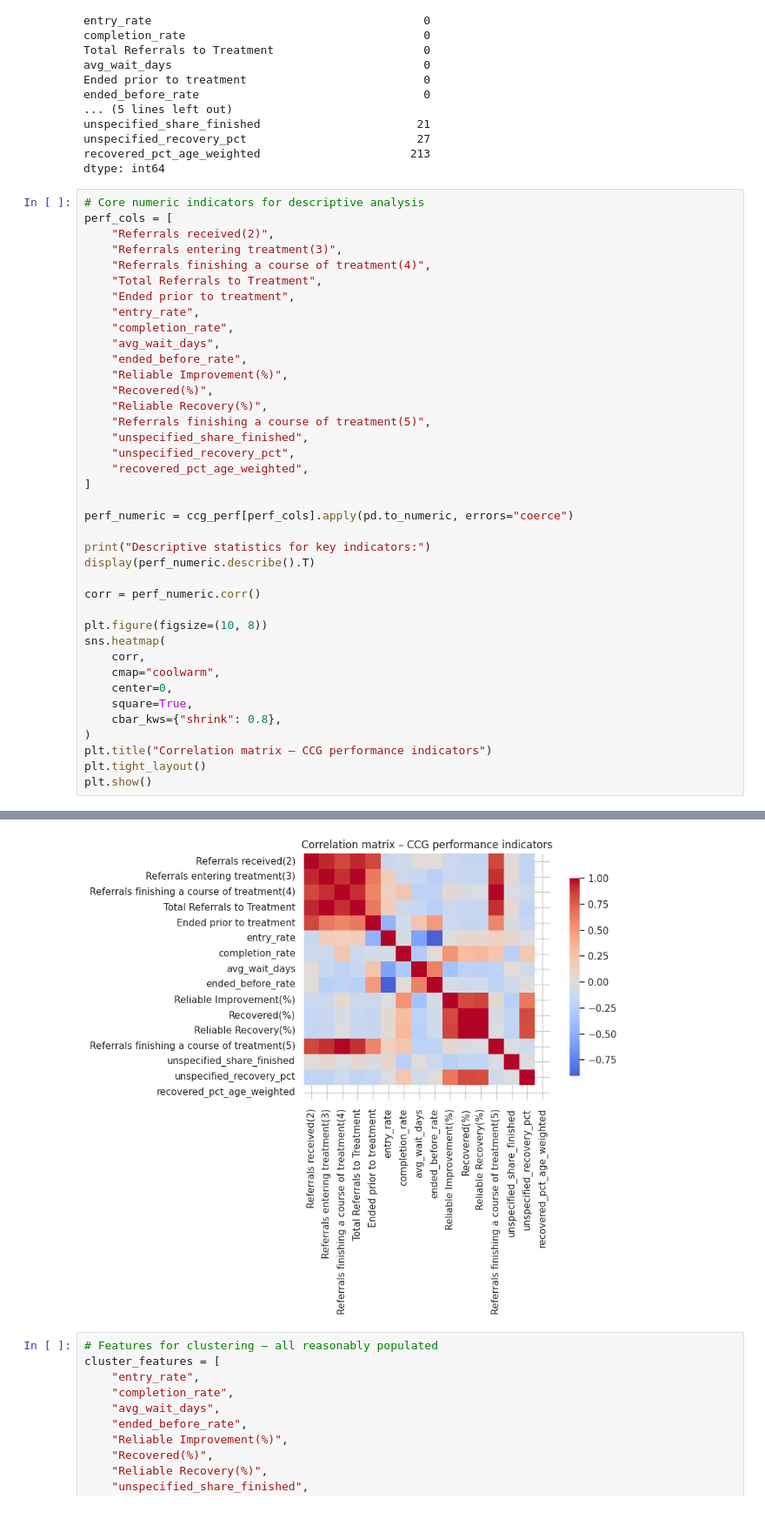
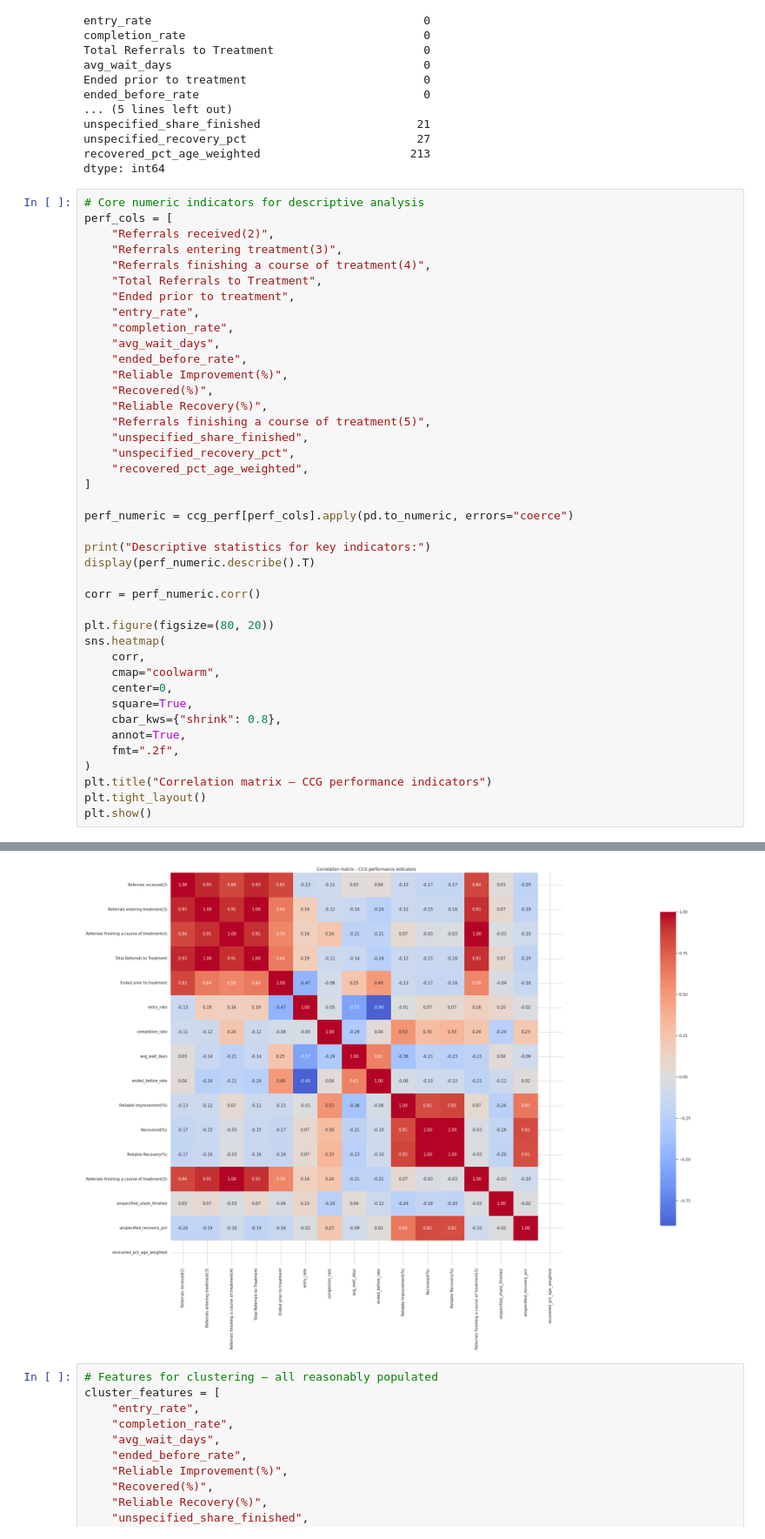
Before and after one commit to DarthJkid/IAPT-Data-Mining-Mini-Project, a Jupyter notebook: CCG_Performance_Analysis.ipynb, the cells around one changed output, grey strips where cells are left out. Shown: that part at 87% size. Cells and saved outputs as stored; diff of their text form.

```diff
--- a/CCG_Performance_Analysis.ipynb
+++ b/CCG_Performance_Analysis.ipynb
@@ -476,37 +476,39 @@ display(perf_numeric.describe().T)
 
 corr = perf_numeric.corr()
 
-plt.figure(figsize=(10, 8))
+plt.figure(figsize=(80, 20))
 sns.heatmap(
     corr,
     cmap="coolwarm",
     center=0,
     square=True,
     cbar_kws={"shrink": 0.8},
+    annot=True,
+    fmt=".2f",
 )
 plt.title("Correlation matrix – CCG performance indicators")
 plt.tight_layout()
 plt.show()
 # %% [output]
 Descriptive statistics for key indicators:
 |  | count | mean | std | min | 25% | 50% | 75% | max |
 | Referrals received(2) | 214.0 | 5921.285047 | 3451.410354 | 165.000000 | 3578.750000 | 5137.500000 | 7713.750000 | 18685.000000 |
 | Referrals entering treatment(3) | 214.0 | 3811.471963 | 2273.942319 | 125.000000 | 2158.750000 | 3407.500000 | 4560.000000 | 13070.000000 |
 | Referrals finishing a course of t... | 214.0 | 2190.981308 | 1431.353137 | 50.000000 | 1285.000000 | 1815.000000 | 2607.500000 | 10470.000000 |
 | Total Referrals to Treatment | 214.0 | 3811.471963 | 2273.942319 | 125.000000 | 2158.750000 | 3407.500000 | 4560.000000 | 13070.000000 |
 | Ended prior to treatment | 214.0 | 1945.654206 | 1280.249404 | 55.000000 | 1055.000000 | 1712.500000 | 2563.750000 | 7110.000000 |
 | entry_rate | 214.0 | 65.303805 | 12.069660 | 30.567227 | 57.214536 | 66.114310 | 73.450397 | 101.407460 |
 | completion_rate | 214.0 | 58.429350 | 13.384206 | 19.444444 | 50.171800 | 58.277022 | 67.610467 | 110.059172 |
 | avg_wait_days | 214.0 | 33.670561 | 20.512861 | 6.700000 | 19.425000 | 27.950000 | 45.850000 | 124.100000 |
 | ended_before_rate | 214.0 | 33.646751 | 10.390200 | 1.104240 | 26.156274 | 33.510349 | 38.985274 | 69.423369 |
 | Reliable Improvement(%) | 214.0 | 60.445794 | 7.956222 | 24.800000 | 55.025000 | 61.500000 | 66.100000 | 76.800000 |
 | Recovered(%) | 214.0 | 44.950467 | 7.651701 | 18.800000 | 39.825000 | 45.100000 | 50.575000 | 69.400000 |
 | Reliable Recovery(%) | 214.0 | 42.821495 | 7.528481 | 17.600000 | 37.625000 | 42.950000 | 48.275000 | 64.600000 |
 | Referrals finishing a course of t... | 214.0 | 2190.981308 | 1431.353137 | 50.000000 | 1285.000000 | 1815.000000 | 2607.500000 | 10470.000000 |
 | unspecified_share_finished | 193.0 | 35.397927 | 29.181744 | 0.200000 | 10.500000 | 26.500000 | 55.800000 | 100.000000 |
 | unspecified_recovery_pct | 187.0 | 42.344920 | 8.984324 | 18.500000 | 36.100000 | 42.000000 | 47.600000 | 69.000000 |
 | recovered_pct_age_weighted | 1.0 | 40.000000 | NaN | 40.000000 | 40.000000 | 40.000000 | 40.000000 | 40.000000 |
-[figure, old version]
+[figure, new version]
 # %%
 # Features for clustering – all reasonably populated
 cluster_features = [
```
Also changed, not shown: 3 other files.
